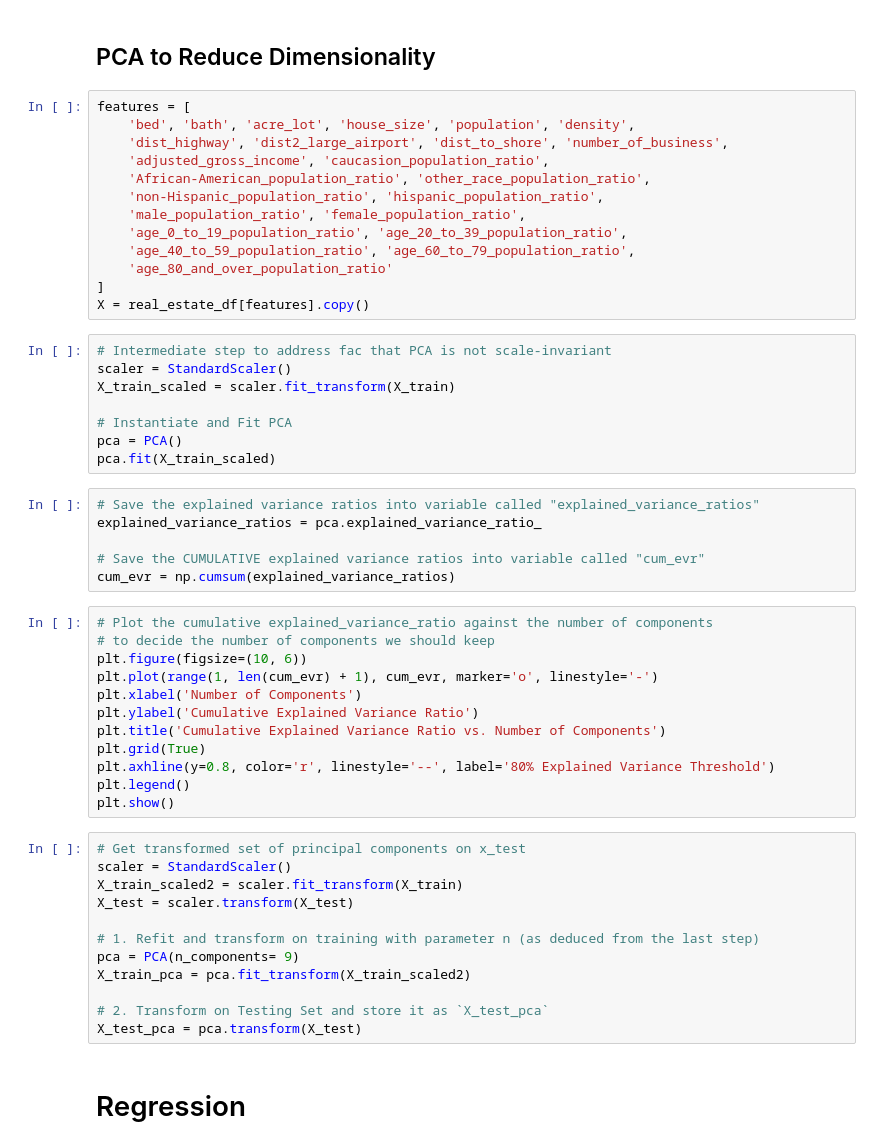
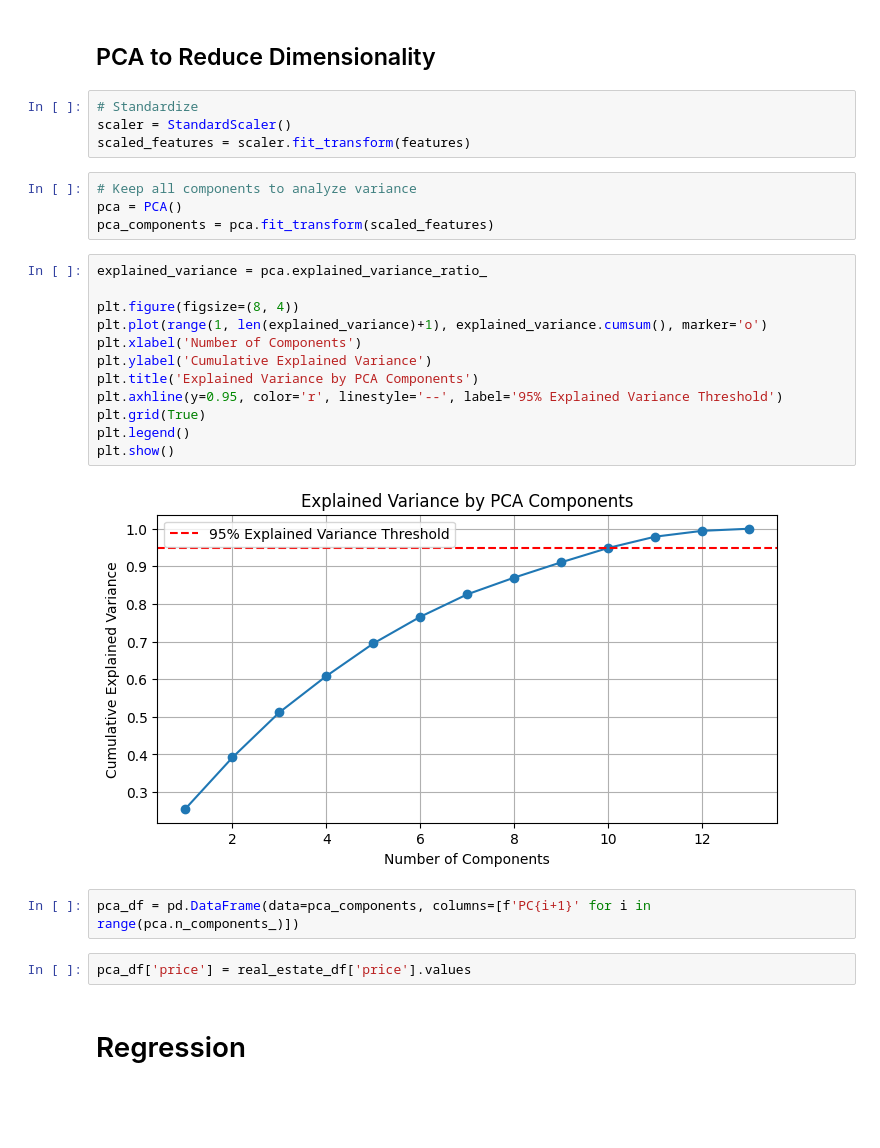
Before and after one commit to ypi9/HousingPricePrediction, a Jupyter notebook: final_project_merged.ipynb, the cells around one changed output. Saved outputs shown, nothing was run; the diff lists cells and outputs as text; blank space fills up the shorter version.

```diff
--- a/final_project_merged.ipynb
+++ b/final_project_merged.ipynb
@@ -1751,56 +1803,31 @@ R² Score: 0.7437245710565059
 # %% [markdown]
 ## PCA to Reduce Dimensionality
-# %%
-features = [
-    'bed', 'bath', 'acre_lot', 'house_size', 'population', 'density',
-    'dist_highway', 'dist2_large_airport', 'dist_to_shore', 'number_of_business',
-    'adjusted_gross_income', 'caucasion_population_ratio',
-    'African-American_population_ratio', 'other_race_population_ratio',
-    'non-Hispanic_population_ratio', 'hispanic_population_ratio',
-    'male_population_ratio', 'female_population_ratio',
-    'age_0_to_19_population_ratio', 'age_20_to_39_population_ratio',
-    'age_40_to_59_population_ratio', 'age_60_to_79_population_ratio',
-    'age_80_and_over_population_ratio'
-]
-X = real_estate_df[features].copy()
-# %%
-# Intermediate step to address fac that PCA is not scale-invariant
-scaler = StandardScaler()
-X_train_scaled = scaler.fit_transform(X_train)
-
-# Instantiate and Fit PCA
-pca = PCA()
-pca.fit(X_train_scaled)
-# %%
-# Save the explained variance ratios into variable called "explained_variance_ratios"
-explained_variance_ratios = pca.explained_variance_ratio_
-
-# Save the CUMULATIVE explained variance ratios into variable called "cum_evr"
-cum_evr = np.cumsum(explained_variance_ratios)
+# %%
+# Standardize
+scaler = StandardScaler()
+scaled_features = scaler.fit_transform(features)
+# %%
+# Keep all components to analyze variance
+pca = PCA()
+pca_components = pca.fit_transform(scaled_features)
 # %%
-# Plot the cumulative explained_variance_ratio against the number of components
-# to decide the number of components we should keep
-plt.figure(figsize=(10, 6))
-plt.plot(range(1, len(cum_evr) + 1), cum_evr, marker='o', linestyle='-')
+explained_variance = pca.explained_variance_ratio_
+
+plt.figure(figsize=(8, 4))
+plt.plot(range(1, len(explained_variance)+1), explained_variance.cumsum(), marker='o')
 plt.xlabel('Number of Components')
-plt.ylabel('Cumulative Explained Variance Ratio')
-plt.title('Cumulative Explained Variance Ratio vs. Number of Components')
+plt.ylabel('Cumulative Explained Variance')
+plt.title('Explained Variance by PCA Components')
+plt.axhline(y=0.95, color='r', linestyle='--', label='95% Explained Variance Threshold')
 plt.grid(True)
-plt.axhline(y=0.8, color='r', linestyle='--', label='80% Explained Variance Threshold')
 plt.legend()
 plt.show()
+# %% [output]
+[figure, added]
-# %%
-# Get transformed set of principal components on x_test
-scaler = StandardScaler()
-X_train_scaled2 = scaler.fit_transform(X_train)
-X_test = scaler.transform(X_test)
-
-# 1. Refit and transform on training with parameter n (as deduced from the last step)
-pca = PCA(n_components= 9)
-X_train_pca = pca.fit_transform(X_train_scaled2)
-
-# 2. Transform on Testing Set and store it as `X_test_pca`
-X_test_pca = pca.transform(X_test)
+# %%
+pca_df = pd.DataFrame(data=pca_components, columns=[f'PC{i+1}' for i in range(pca.n_components_)])
+# %%
+pca_df['price'] = real_estate_df['price'].values
 # %% [markdown]
 # Regression
 # %% [markdown]
```
Also changed, not shown: parts of 23 cells of this notebook.
